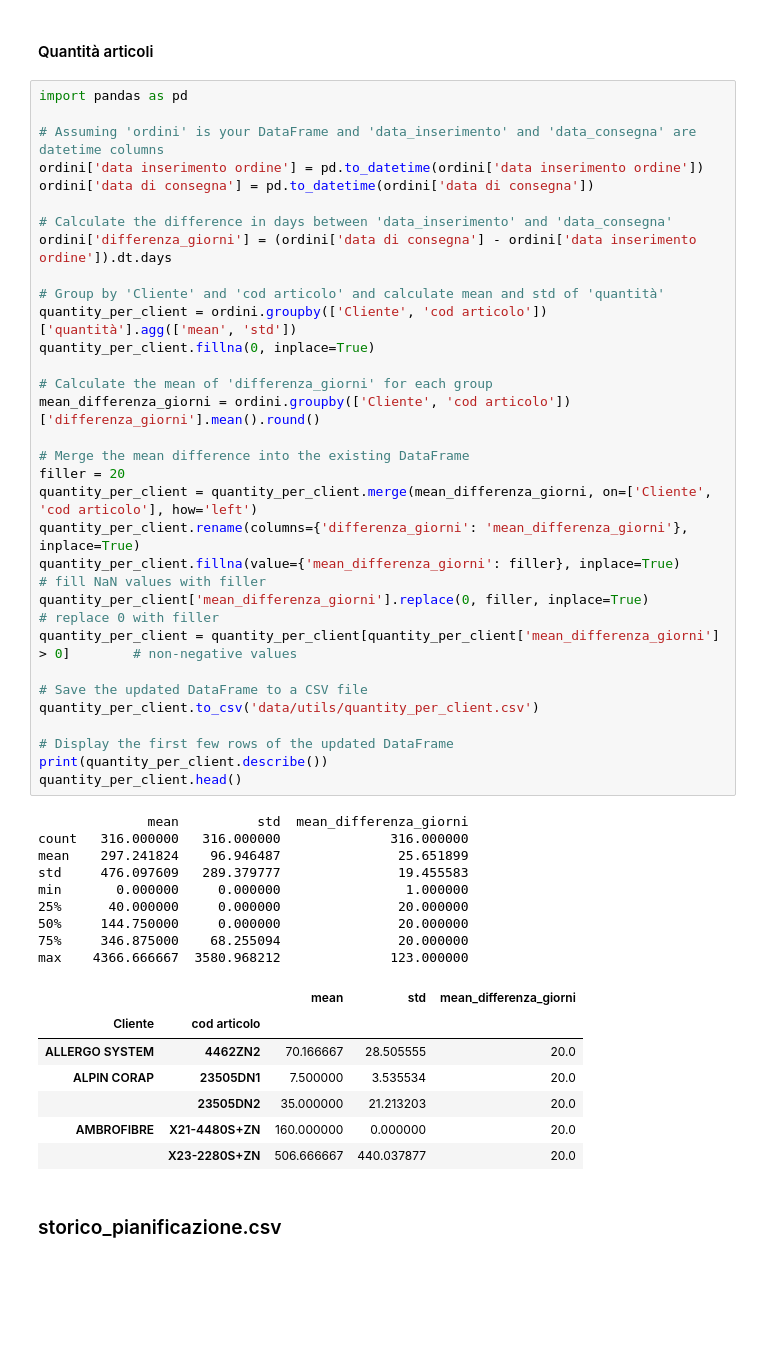
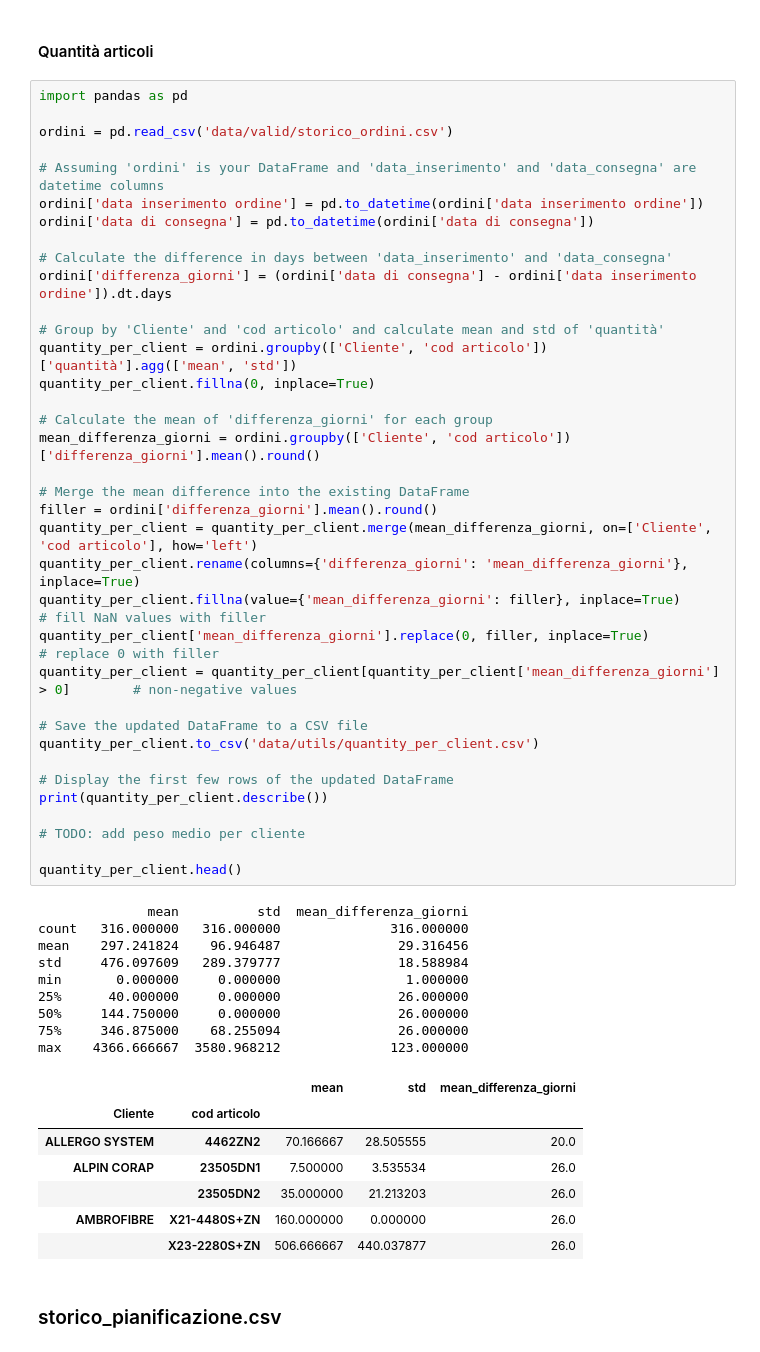
Before and after one commit to Dr3dre/LeMur, a Jupyter notebook: data_relations.ipynb, the cells around one changed output. Drawn from its saved outputs; the diff is of its cells as text; blank space fills up the shorter version.

```diff
--- a/data_relations.ipynb
+++ b/data_relations.ipynb
@@ -501,6 +560,8 @@ Index(['ALLERGO SYSTEM', 'ALPIN CORAP', 'AMBROFIBRE', 'APPLE', 'ATHENA',
 #### Quantità articoli
 # %%
 import pandas as pd
+
+ordini = pd.read_csv('data/valid/storico_ordini.csv')
 
 # Assuming 'ordini' is your DataFrame and 'data_inserimento' and 'data_consegna' are datetime columns
 ordini['data inserimento ordine'] = pd.to_datetime(ordini['data inserimento ordine'])
@@ -510,43 +571,46 @@ ordini['data di consegna'] = pd.to_datetime(ordini['data di consegna'])
 ordini['differenza_giorni'] = (ordini['data di consegna'] - ordini['data inserimento ordine']).dt.days
 
 # Group by 'Cliente' and 'cod articolo' and calculate mean and std of 'quantità'
 quantity_per_client = ordini.groupby(['Cliente', 'cod articolo'])['quantità'].agg(['mean', 'std'])
 quantity_per_client.fillna(0, inplace=True)
 
 # Calculate the mean of 'differenza_giorni' for each group
 mean_differenza_giorni = ordini.groupby(['Cliente', 'cod articolo'])['differenza_giorni'].mean().round()
 
 # Merge the mean difference into the existing DataFrame
-filler = 20
+filler = ordini['differenza_giorni'].mean().round()
 quantity_per_client = quantity_per_client.merge(mean_differenza_giorni, on=['Cliente', 'cod articolo'], how='left')
 quantity_per_client.rename(columns={'differenza_giorni': 'mean_differenza_giorni'}, inplace=True)
 quantity_per_client.fillna(value={'mean_differenza_giorni': filler}, inplace=True)                  # fill NaN values with filler
 quantity_per_client['mean_differenza_giorni'].replace(0, filler, inplace=True)                      # replace 0 with filler
 quantity_per_client = quantity_per_client[quantity_per_client['mean_differenza_giorni'] > 0]        # non-negative values
 
 # Save the updated DataFrame to a CSV file
 quantity_per_client.to_csv('data/utils/quantity_per_client.csv')
 
 # Display the first few rows of the updated DataFrame
 print(quantity_per_client.describe())
+
+# TODO: add peso medio per cliente
+
 quantity_per_client.head()
 # %% [output]
               mean          std  mean_differenza_giorni
 count   316.000000   316.000000              316.000000
-mean    297.241824    96.946487               25.651899
-std     476.097609   289.379777               19.455583
+mean    297.241824    96.946487               29.316456
+std     476.097609   289.379777               18.588984
 min       0.000000     0.000000                1.000000
-25%      40.000000     0.000000               20.000000
-50%     144.750000     0.000000               20.000000
-75%     346.875000    68.255094               20.000000
+25%      40.000000     0.000000               26.000000
+50%     144.750000     0.000000               26.000000
+75%     346.875000    68.255094               26.000000
 max    4366.666667  3580.968212              123.000000
 |  |  | mean | std | mean_differenza_giorni |
 | Cliente | cod articolo |  |  |  |
 | ALLERGO SYSTEM | 4462ZN2 | 70.166667 | 28.505555 | 20.0 |
-| ALPIN CORAP | 23505DN1 | 7.500000 | 3.535534 | 20.0 |
-|  | 23505DN2 | 35.000000 | 21.213203 | 20.0 |
-| AMBROFIBRE | X21-4480S+ZN | 160.000000 | 0.000000 | 20.0 |
-|  | X23-2280S+ZN | 506.666667 | 440.037877 | 20.0 |
+| ALPIN CORAP | 23505DN1 | 7.500000 | 3.535534 | 26.0 |
+|  | 23505DN2 | 35.000000 | 21.213203 | 26.0 |
+| AMBROFIBRE | X21-4480S+ZN | 160.000000 | 0.000000 | 26.0 |
+|  | X23-2280S+ZN | 506.666667 | 440.037877 | 26.0 |
 # %% [markdown]
 ### storico_pianificazione.csv
 # %%
```
Also changed, not shown: parts of 24 cells of this notebook, 5 other files.
